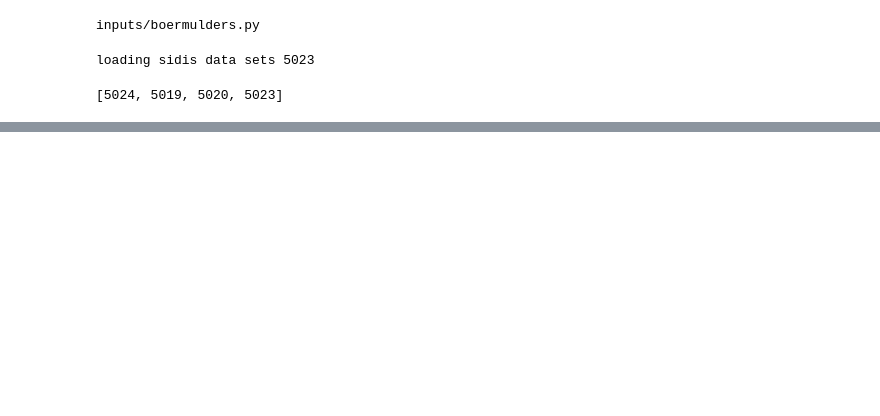
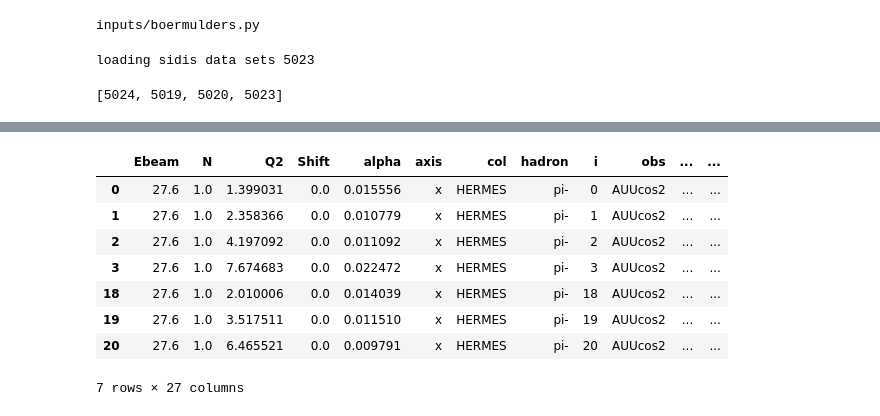
Before and after one commit to zack0179/transfer, a Jupyter notebook: fitlab/notebooks/boermulders-v2.ipynb, the cells around one changed output, grey strips where cells are left out. Drawn from its saved outputs; the diff is of its cells as text; code cells hidden in the pictures; blank space fills up the shorter version.

```diff
--- a/fitlab/notebooks/boermulders-v2.ipynb
+++ b/fitlab/notebooks/boermulders-v2.ipynb
@@ -135,0 +141,14 @@ for index, data in datasets.iteritems():
+# %%
+data_sub_x = get_axis(datasets[5019], 'x')
+# %%
+data_sub_x
+# %% [output]
+|  | Ebeam | N | Q2 | Shift | alpha | axis | col | hadron | i | obs | ... | ... |
+| 0 | 27.6 | 1.0 | 1.399031 | 0.0 | 0.015556 | x | HERMES | pi- | 0 | AUUcos2 | ... | ... |
+| 1 | 27.6 | 1.0 | 2.358366 | 0.0 | 0.010779 | x | HERMES | pi- | 1 | AUUcos2 | ... | ... |
+| 2 | 27.6 | 1.0 | 4.197092 | 0.0 | 0.011092 | x | HERMES | pi- | 2 | AUUcos2 | ... | ... |
+| 3 | 27.6 | 1.0 | 7.674683 | 0.0 | 0.022472 | x | HERMES | pi- | 3 | AUUcos2 | ... | ... |
+| 18 | 27.6 | 1.0 | 2.010006 | 0.0 | 0.014039 | x | HERMES | pi- | 18 | AUUcos2 | ... | ... |
+| 19 | 27.6 | 1.0 | 3.517511 | 0.0 | 0.011510 | x | HERMES | pi- | 19 | AUUcos2 | ... | ... |
+| 20 | 27.6 | 1.0 | 6.465521 | 0.0 | 0.009791 | x | HERMES | pi- | 20 | AUUcos2 | ... | ... |
+7 rows × 27 columns
```
Also changed, not shown: parts of 3 cells of this notebook, 5 other files.
